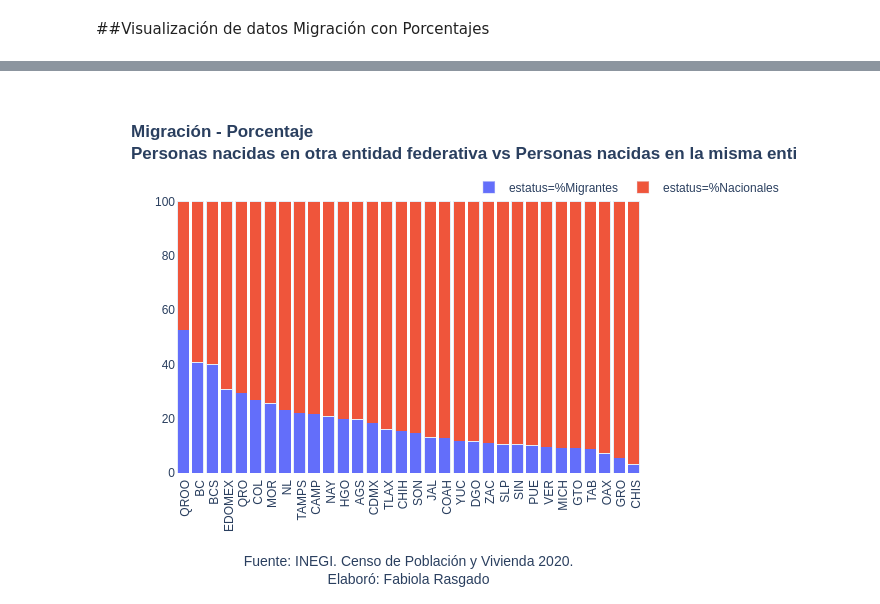
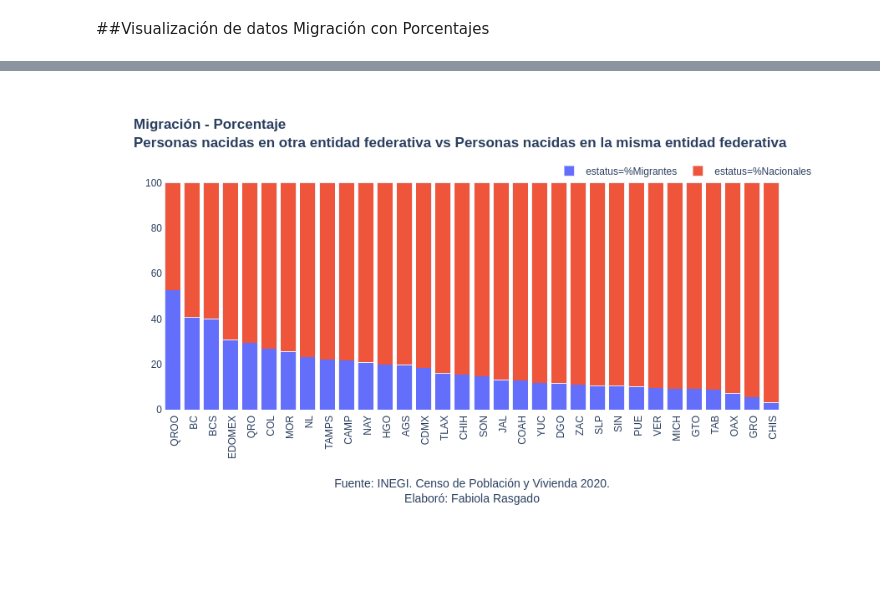
Before and after one commit to frasgado/Analisis_Censo_2020, a Jupyter notebook: 05_MIGRACION_NACIONAL_CENSO2020.ipynb, the cells around one changed output, grey strips where cells are left out. Drawn from its saved outputs; the diff is of its cells as text; code cells hidden in the pictures; blank space fills up the shorter version.

```diff
--- a/05_MIGRACION_NACIONAL_CENSO2020.ipynb
+++ b/05_MIGRACION_NACIONAL_CENSO2020.ipynb
@@ -488,8 +492,9 @@ fig.show()
 # %% [output]
 [interactive output not drawn]
 # %%
-img_bytes = fig.to_image(format="png")
+#img_bytes = fig.to_image(format="png")
+img_bytes = fig.to_image(format="png", width=900, scale=1)
 from IPython.display import Image
 Image(img_bytes)
 # %% [output]
-[figure, old version]
+[figure, new version]
```
Also changed, not shown: parts of 2 cells of this notebook.
